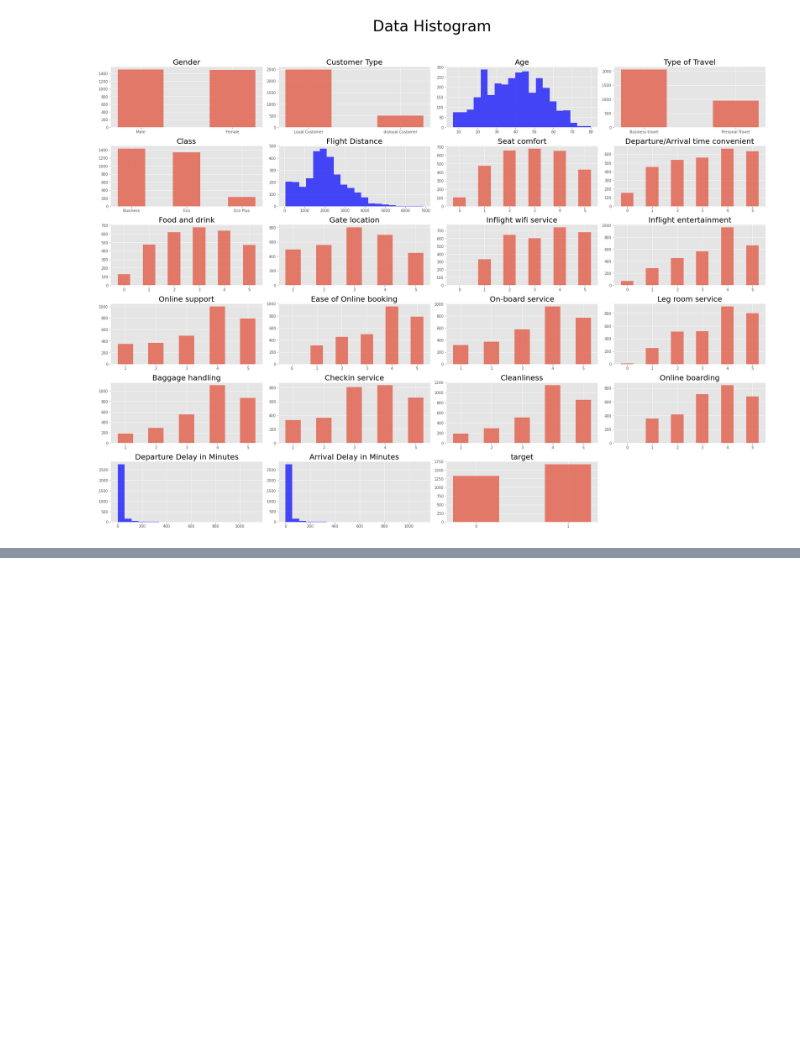
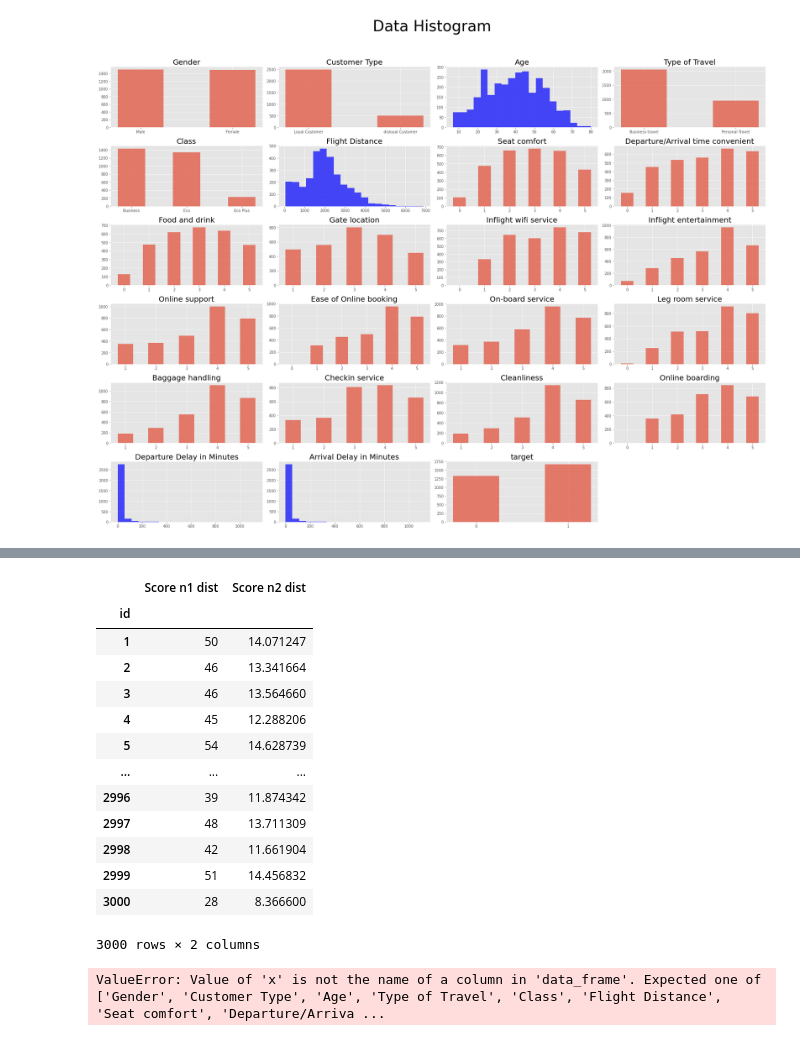
Before and after one commit to LeeJSmasw/Data_Science, a Jupyter notebook: airline/airline_dataset/airline.ipynb, the cells around one changed output, grey strips where cells are left out. Drawn from its saved outputs; the diff is of its cells as text; code cells hidden in the pictures; blank space fills up the shorter version.

```diff
--- a/airline/airline_dataset/airline.ipynb
+++ b/airline/airline_dataset/airline.ipynb
@@ -43,0 +76,42 @@ plt.show()
+# %%
+score_columns = [
+    "Seat comfort",
+    "Departure/Arrival time convenient",
+    "Food and drink",
+    "Gate location",
+    "Inflight wifi service",
+    "Inflight entertainment",
+    "Online support",
+    "Ease of Online booking",
+    "On-board service",
+    "Leg room service",
+    "Baggage handling",
+    "Checkin service",
+    "Cleanliness",
+    "Online boarding",
+]
+
+train_df["Score n1 dist"] = train_df[score_columns].sum(axis=1)
+train_df["Score n2 dist"] = train_df[score_columns].apply(np.square, axis=1).sum(axis=1).apply(np.sqrt, axis=1)
+train_df[["Score n1 dist", "Score n2 dist"]]
+# %% [output]
+|  | Score n1 dist | Score n2 dist |
+| id |  |  |
+| 1 | 50 | 14.071247 |
+| 2 | 46 | 13.341664 |
+| 3 | 46 | 13.564660 |
+| 4 | 45 | 12.288206 |
+| 5 | 54 | 14.628739 |
+| ... | ... | ... |
+| 2996 | 39 | 11.874342 |
+| 2997 | 48 | 13.711309 |
+| 2998 | 42 | 11.661904 |
+| 2999 | 51 | 14.456832 |
+| 3000 | 28 | 8.366600 |
+3000 rows × 2 columns
+# %%
+import plotly.express as px
+
+px.histogram(train_df, x="Delayed", color="target", barmode="group")
+# %% [output]
+ValueError: Value of 'x' is not the name of a column in 'data_frame'. Expected one of ['Gender', 'Customer Type', 'Age', 'Type of Travel', 'Class', 'Flight Distance', 'Seat comfort', 'Departure/Arriva ...
```
Also changed, not shown: parts of 16 cells of this notebook, 5 other files.
